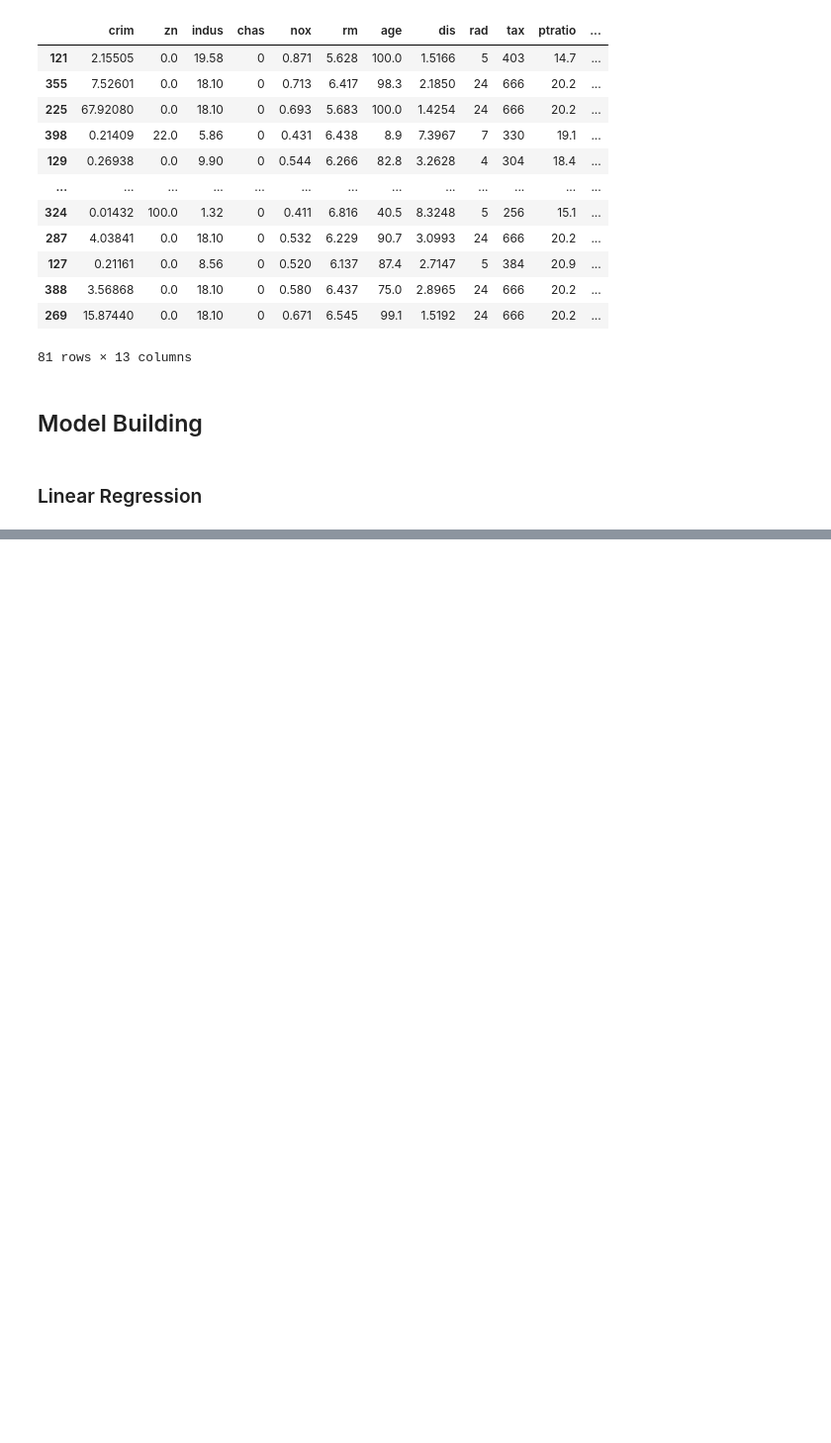
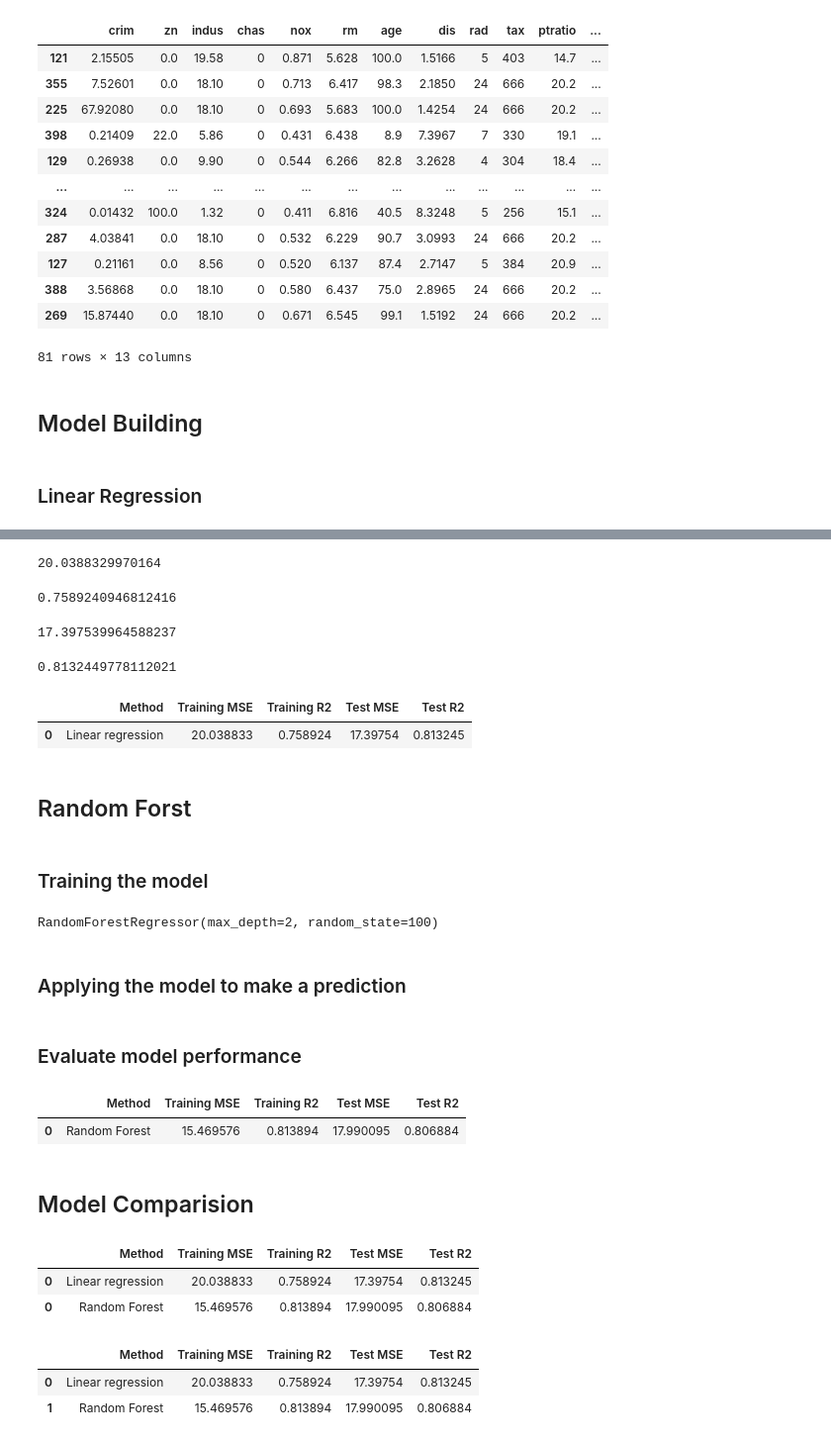
Before and after one commit to Hoz3/ML, a Jupyter notebook: notebooks/ML_Learning.ipynb, the cells around one changed output, grey strips where cells are left out. Shown: that part at 99% size. Drawn from its saved outputs; the diff is of its cells as text; code cells hidden in the pictures; blank space fills up the shorter version.

```diff
--- a/notebooks/ML_Learning.ipynb
+++ b/notebooks/ML_Learning.ipynb
@@ -105,0 +169,16 @@ x_test
+# %%
+lr_train_mse
+# %% [output]
+20.0388329970164
+# %%
+lr_train_r2
+# %% [output]
+0.7589240946812416
+# %%
+lr_test_mse
+# %% [output]
+17.397539964588237
+# %%
+lr_test_r2
+# %% [output]
+0.8132449778112021
@@ -105,0 +188,53 @@ x_test
+# %%
+lr_results
+# %% [output]
+|  | Method | Training MSE | Training R2 | Test MSE | Test R2 |
+| 0 | Linear regression | 20.038833 | 0.758924 | 17.39754 | 0.813245 |
+# %% [markdown]
+## Random Forst
+# %% [markdown]
+### Training the model
+# %%
+from sklearn.ensemble import RandomForestRegressor
+
+rf = RandomForestRegressor(max_depth=2, random_state=100)
+rf.fit(x_train, y_train)
+# %% [output]
+RandomForestRegressor(max_depth=2, random_state=100)
+# %% [markdown]
+### Applying the model to make a prediction
+# %%
+y_rf_train_pred = rf.predict(x_train)
+y_rf_test_pred = rf.predict(x_test)
+# %% [markdown]
+### Evaluate model performance
+# %%
+from sklearn.metrics import mean_squared_error, r2_score
+
+rf_train_mse = mean_squared_error(y_train, y_rf_train_pred)
+rf_train_r2 = r2_score(y_train, y_rf_train_pred)
+
+rf_test_mse = mean_squared_error(y_test, y_rf_test_pred)
+rf_test_r2 = r2_score(y_test, y_rf_test_pred)
+# %%
+rf_results = pd.DataFrame(['Random Forest', rf_train_mse, rf_train_r2, rf_test_mse, rf_test_r2]).transpose()
+rf_results.columns = ['Method', 'Training MSE', 'Training R2', 'Test MSE', 'Test R2']
+rf_results
+# %% [output]
+|  | Method | Training MSE | Training R2 | Test MSE | Test R2 |
+| 0 | Random Forest | 15.469576 | 0.813894 | 17.990095 | 0.806884 |
+# %% [markdown]
+## Model Comparision
+# %%
+df_models = pd.concat ([lr_results, rf_results], axis=0)
+df_models
+# %% [output]
+|  | Method | Training MSE | Training R2 | Test MSE | Test R2 |
+| 0 | Linear regression | 20.038833 | 0.758924 | 17.39754 | 0.813245 |
+| 0 | Random Forest | 15.469576 | 0.813894 | 17.990095 | 0.806884 |
+# %%
+df_models.reset_index(drop=True)
+# %% [output]
+|  | Method | Training MSE | Training R2 | Test MSE | Test R2 |
+| 0 | Linear regression | 20.038833 | 0.758924 | 17.39754 | 0.813245 |
+| 1 | Random Forest | 15.469576 | 0.813894 | 17.990095 | 0.806884 |
```
Also changed, not shown: parts of 12 cells of this notebook.
